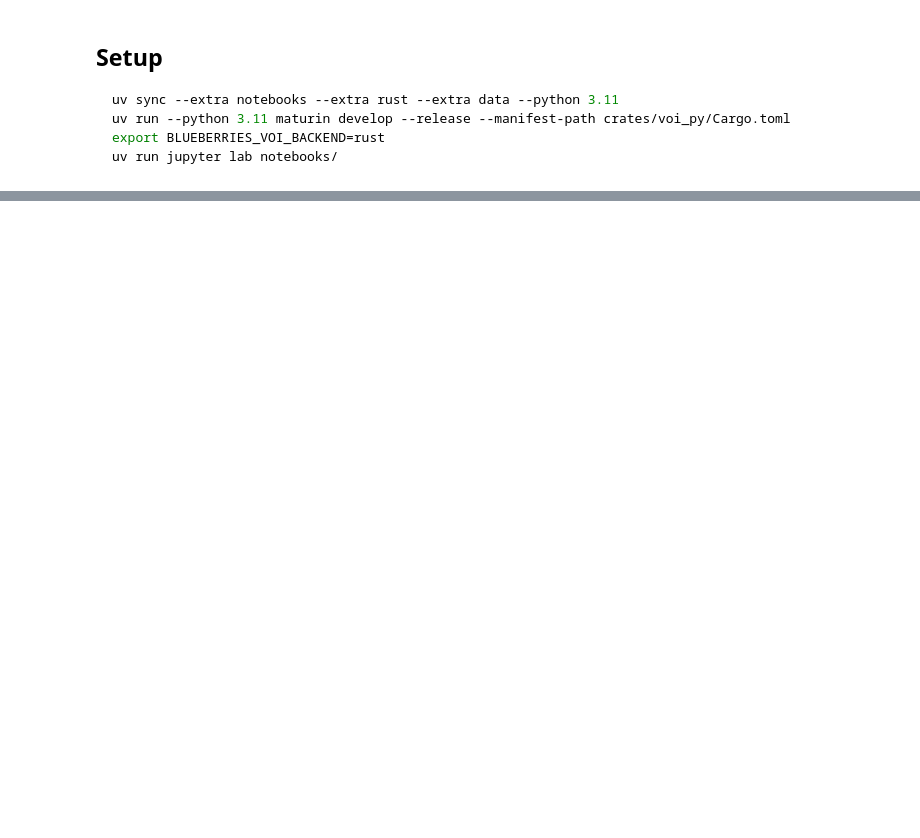
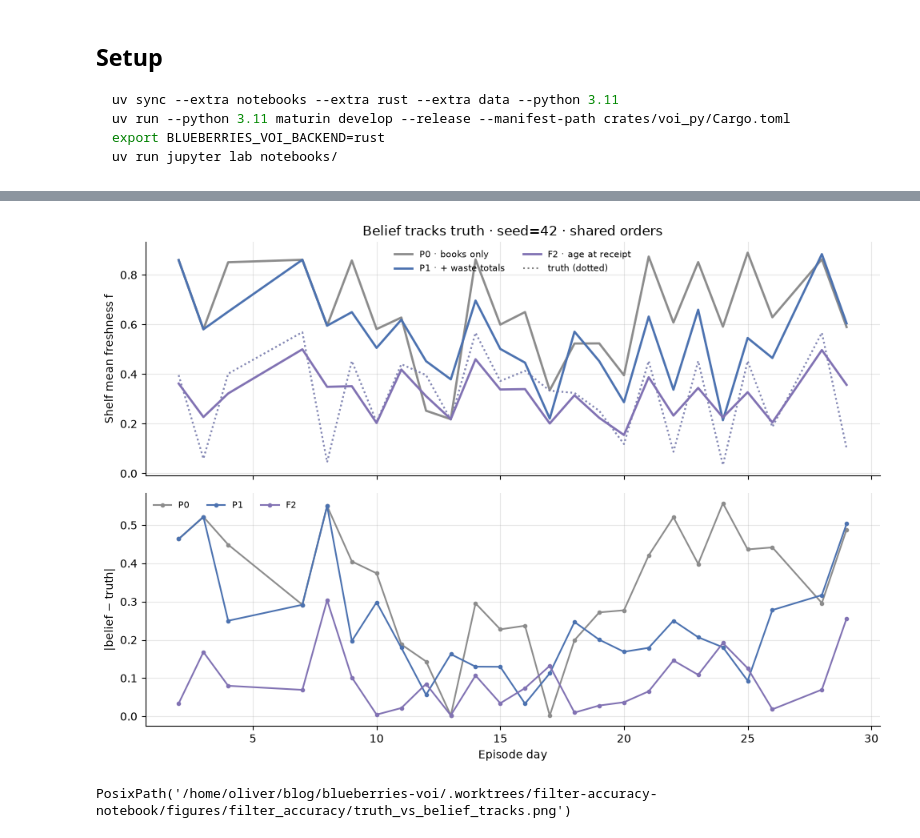
Before and after one commit to OliverEvans96/blueberries-voi, a Jupyter notebook: notebooks/13_filter_accuracy_knowledge_ladder.ipynb, the cells around one changed output, grey strips where cells are left out. Saved outputs shown, nothing was run; the diff lists cells and outputs as text; code cells hidden in the pictures; blank space fills up the shorter version.

```diff
--- a/notebooks/13_filter_accuracy_knowledge_ladder.ipynb
+++ b/notebooks/13_filter_accuracy_knowledge_ladder.ipynb
@@ -388,0 +498,30 @@ examples: [('P0', 0, 23.770000000000024), ('P1', 0, 23.770000000000024), ('P1',
+# %%
+def plot_truth_belief_tracks(seed: int = PRIMARY_SEED) -> Path:
+    focus = ["P0", "P1", "F2"]
+    fig, axes = plt.subplots(2, 1, figsize=(10, 7), sharex=True)
+
+    for sc in focus:
+        days = timeline[(sc, seed)]
+        t = [d.episode_day for d in days]
+        axes[0].plot(t, [d.truth_f for d in days], ":", color=SCENARIO_COLORS[sc], alpha=0.5)
+        axes[0].plot(t, [d.belief_f for d in days], "-", color=SCENARIO_COLORS[sc], lw=2, label=SCENARIO_LABELS[sc])
+        axes[1].plot(t, [d.abs_f_err for d in days], "-o", color=SCENARIO_COLORS[sc], ms=3, lw=1.5, label=sc)
+
+    axes[0].plot([], [], ":", color="0.5", label="truth (dotted)")
+    axes[0].set_ylabel("Shelf mean freshness f")
+    axes[0].set_title(f"Belief tracks truth · seed={seed} · shared orders")
+    axes[0].legend(frameon=False, ncol=2, fontsize=8)
+    axes[1].set_ylabel("|belief − truth|")
+    axes[1].set_xlabel("Episode day")
+    axes[1].legend(frameon=False, ncol=3, fontsize=8)
+    fig.tight_layout()
+    out = FIG_DIR / "truth_vs_belief_tracks.png"
+    fig.savefig(out, dpi=150)
+    plt.show()
+    return out
+
+
+plot_truth_belief_tracks()
+# %% [output]
+[figure, added]
+PosixPath('/home/oliver/blog/blueberries-voi/.worktrees/filter-accuracy-notebook/figures/filter_accuracy/truth_vs_belief_tracks.png')
```
Also changed, not shown: parts of 30 cells of this notebook, 2 other files.
